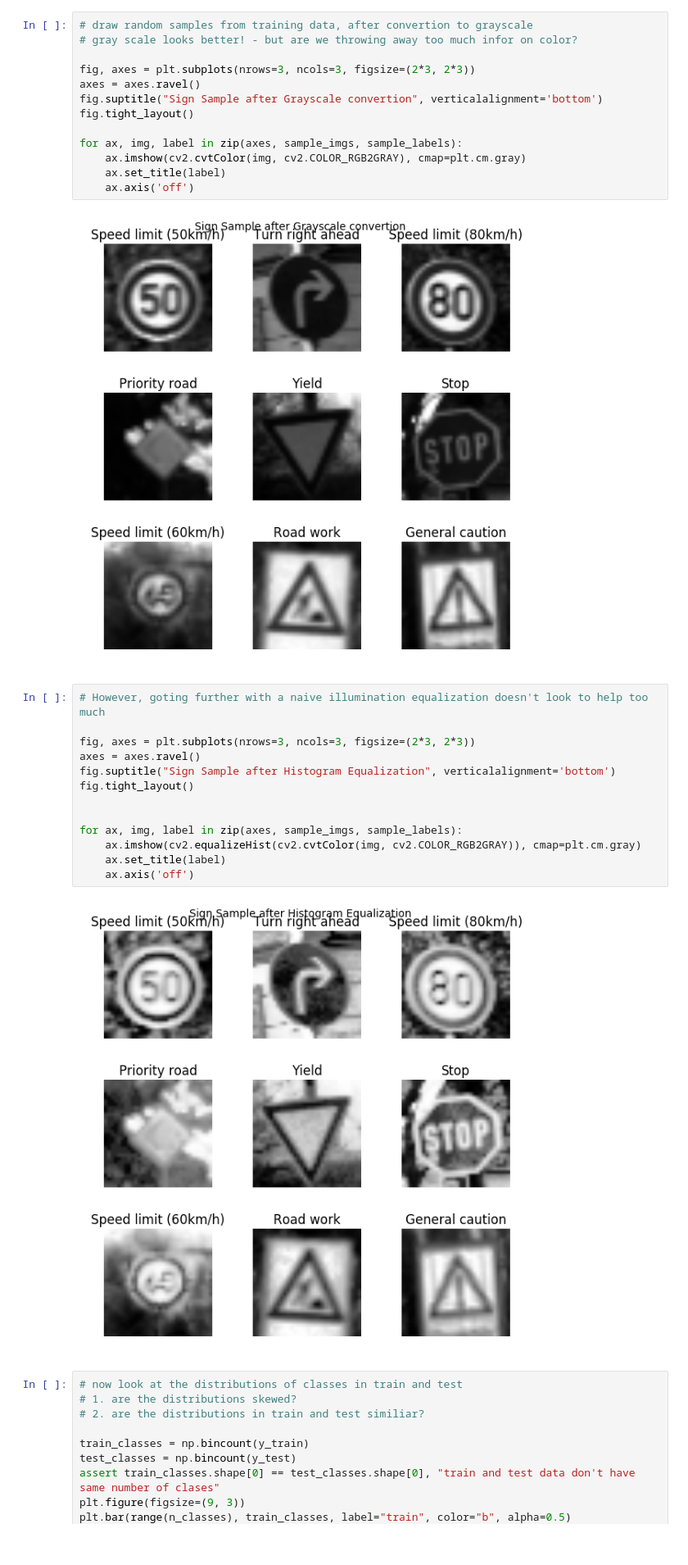
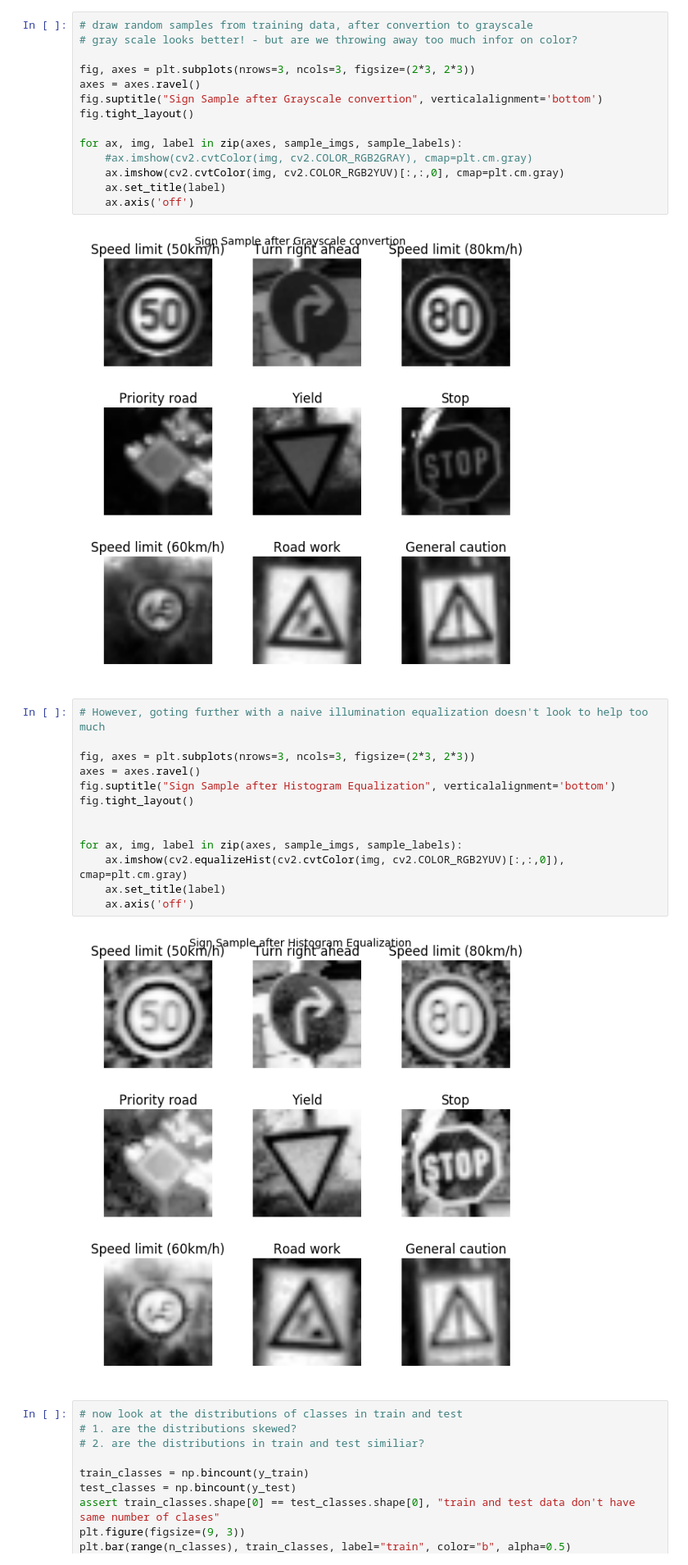
Before and after one commit to anuragreddygv323/traffic-signs, a Jupyter notebook: Traffic_Signs_Recognition-Solution.ipynb, the cells around one changed output. Shown at 82% size. Cells and saved outputs as stored; diff of their text form.

```diff
--- a/Traffic_Signs_Recognition-Solution.ipynb
+++ b/Traffic_Signs_Recognition-Solution.ipynb
@@ -119,7 +119,8 @@ fig.suptitle("Sign Sample after Grayscale convertion", verticalalignment='bottom
 fig.tight_layout()
 
 for ax, img, label in zip(axes, sample_imgs, sample_labels):
-    ax.imshow(cv2.cvtColor(img, cv2.COLOR_RGB2GRAY), cmap=plt.cm.gray)
+    #ax.imshow(cv2.cvtColor(img, cv2.COLOR_RGB2GRAY), cmap=plt.cm.gray)
+    ax.imshow(cv2.cvtColor(img, cv2.COLOR_RGB2YUV)[:,:,0], cmap=plt.cm.gray)
     ax.set_title(label)
     ax.axis('off')
 # %% [output]
@@ -127,18 +128,18 @@ for ax, img, label in zip(axes, sample_imgs, sample_labels):
 # %%
 # However, goting further with a naive illumination equalization doesn't look to help too much
 
 fig, axes = plt.subplots(nrows=3, ncols=3, figsize=(2*3, 2*3))
 axes = axes.ravel()
 fig.suptitle("Sign Sample after Histogram Equalization", verticalalignment='bottom')
 fig.tight_layout()
 
 
 for ax, img, label in zip(axes, sample_imgs, sample_labels):
-    ax.imshow(cv2.equalizeHist(cv2.cvtColor(img, cv2.COLOR_RGB2GRAY)), cmap=plt.cm.gray)
+    ax.imshow(cv2.equalizeHist(cv2.cvtColor(img, cv2.COLOR_RGB2YUV)[:,:,0]), cmap=plt.cm.gray)
     ax.set_title(label)
     ax.axis('off')
 # %% [output]
-[figure, old version]
+[figure, new version]
 # %%
 # now look at the distributions of classes in train and test
 # 1. are the distributions skewed?
```
Also changed, not shown: parts of 26 cells of this notebook, 2 other files.
